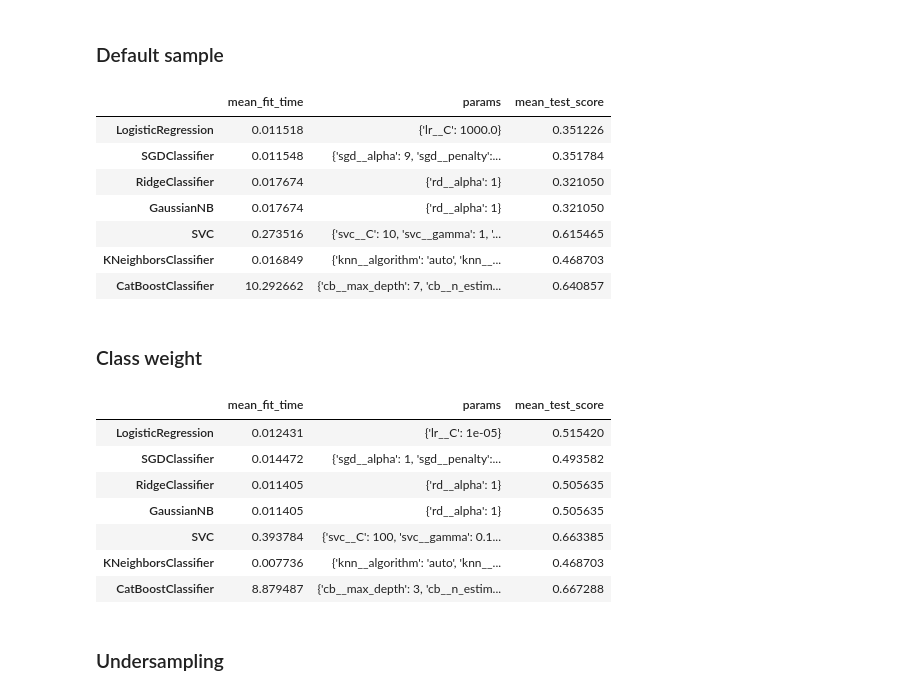
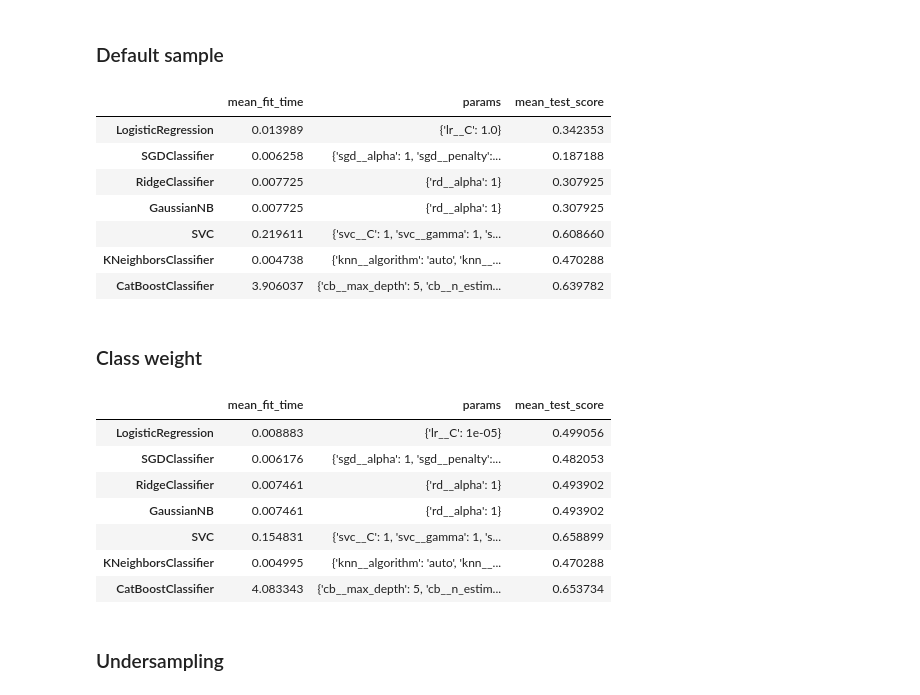
Before and after one commit to UsovAlexander/Mobile-tariff-recommedations, a Jupyter notebook: mobile_tariff_recommedations.ipynb, the cells around one changed output. Drawn from its saved outputs; the diff is of its cells as text; code cells hidden in the pictures.

```diff
--- a/mobile_tariff_recommedations.ipynb
+++ b/mobile_tariff_recommedations.ipynb
@@ -128,6 +128,8 @@ We don't have duplicates and missing values, but we have imbalanced classes. Let
 # %%
 X_train, X_test, y_train, y_test = train_test_split(X, y,
                                                     test_size = 0.2,
+                                                    shuffle=True,
+                                                    stratify=y,
                                                     random_state=RANDOM_STATE)
 # %%
 X_train.shape, y_train.shape, X_test.shape, y_test.shape
@@ -136,7 +138,8 @@ X_train.shape, y_train.shape, X_test.shape, y_test.shape
 # %% [markdown]
 ## Building models
 # %%
-def clf_models(X_train, y_train, class_weight: str = None, class_weight_catboost: str = None):
+def clf_models(X_train, y_train, resampling=None,
+               class_weight: str = None, class_weight_catboost: str = None):
     models = []
     results = pd.DataFrame(columns=['mean_fit_time', 'params', 'mean_test_score'])
 
@@ -145,9 +148,9 @@ def clf_models(X_train, y_train, class_weight: str = None, class_weight_catboost
     y_train_lr = y_train.copy()
 
     lr = Pipeline(
-        [
-            ('scaler', StandardScaler()),
-          ('lr', LogisticRegression(class_weight = class_weight, random_state=RANDOM_STATE))
+        [('resamling', resampling),
+         ('scaler', StandardScaler()),
+         ('lr', LogisticRegression(class_weight = class_weight, random_state=RANDOM_STATE))
              ]
              )
     params_lr = {'lr__C': np.logspace(-5, 5, 11)}
@@ -164,7 +167,7 @@ def clf_models(X_train, y_train, class_weight: str = None, class_weight_catboost
     y_train_sgd = y_train.copy()
 
     sgd = Pipeline(
-        [
+        [('resamling', resampling),
             ('scaler', StandardScaler()),
           ('sgd', SGDClassifier(class_weight = class_weight, random_state=RANDOM_STATE))
              ]
@@ -184,7 +187,7 @@ def clf_models(X_train, y_train, class_weight: str = None, class_weight_catboost
     y_train_rd = y_train.copy()
 
     rd = Pipeline(
-        [
+        [('resamling', resampling),
             ('scaler', StandardScaler()),
           ('rd', RidgeClassifier(class_weight = class_weight, random_state=RANDOM_STATE))
              ]
@@ -203,7 +206,7 @@ def clf_models(X_train, y_train, class_weight: str = None, class_weight_catboost
     y_train_nb = y_train.copy()
 
     nb = Pipeline(
-        [
+        [('resamling', resampling),
             ('scaler', StandardScaler()),
           ('nb', GaussianNB())
              ]
@@ -222,7 +225,7 @@ def clf_models(X_train, y_train, class_weight: str = None, class_weight_catboost
     y_train_svc = y_train.copy()
 
     svc = Pipeline(
-        [
+        [('resamling', resampling),
             ('scaler', StandardScaler()),
           ('svc', SVC(class_weight = class_weight, random_state=RANDOM_STATE))
              ]
@@ -243,7 +246,7 @@ def clf_models(X_train, y_train, class_weight: str = None, class_weight_catboost
     y_train_knn = y_train.copy()
 
     knn = Pipeline(
-        [
+        [('resamling', resampling),
             ('scaler', StandardScaler()),
           ('knn', KNeighborsClassifier())
              ]
@@ -264,7 +267,8 @@ def clf_models(X_train, y_train, class_weight: str = None, class_weight_catboost
     y_train_cb = y_train.copy()
 
     pipline_cb = Pipeline(
-        [('scaler', StandardScaler()),
+        [('resamling', resampling),
+         ('scaler', StandardScaler()),
          ('cb', CatBoostClassifier(auto_class_weights=class_weight_catboost, random_state=RANDOM_STATE, verbose=False))])
 
     param_cb = {'cb__max_depth': [3, 5, 7],
@@ -299,26 +303,26 @@ Let's train models with different methods of dealing imbalance.
 general_models = clf_models(X_train, y_train)
 # %% [output]
 |  | mean_fit_time | params | mean_test_score |
-| LogisticRegression | 0.011518 | {'lr__C': 1000.0} | 0.351226 |
-| SGDClassifier | 0.011548 | {'sgd__alpha': 9, 'sgd__penalty':... | 0.351784 |
-| RidgeClassifier | 0.017674 | {'rd__alpha': 1} | 0.321050 |
-| GaussianNB | 0.017674 | {'rd__alpha': 1} | 0.321050 |
-| SVC | 0.273516 | {'svc__C': 10, 'svc__gamma': 1, '... | 0.615465 |
-| KNeighborsClassifier | 0.016849 | {'knn__algorithm': 'auto', 'knn__... | 0.468703 |
-| CatBoostClassifier | 10.292662 | {'cb__max_depth': 7, 'cb__n_estim... | 0.640857 |
+| LogisticRegression | 0.013989 | {'lr__C': 1.0} | 0.342353 |
+| SGDClassifier | 0.006258 | {'sgd__alpha': 1, 'sgd__penalty':... | 0.187188 |
+| RidgeClassifier | 0.007725 | {'rd__alpha': 1} | 0.307925 |
+| GaussianNB | 0.007725 | {'rd__alpha': 1} | 0.307925 |
+| SVC | 0.219611 | {'svc__C': 1, 'svc__gamma': 1, 's... | 0.608660 |
+| KNeighborsClassifier | 0.004738 | {'knn__algorithm': 'auto', 'knn__... | 0.470288 |
+| CatBoostClassifier | 3.906037 | {'cb__max_depth': 5, 'cb__n_estim... | 0.639782 |
 # %% [markdown]
 ### Class weight
 # %%
-models_class_weight = clf_models(X_train, y_train, 'balanced', 'Balanced')
+models_class_weight = clf_models(X_train, y_train, class_weight='balanced', class_weight_catboost='Balanced')
 # %% [output]
 |  | mean_fit_time | params | mean_test_score |
-| LogisticRegression | 0.012431 | {'lr__C': 1e-05} | 0.515420 |
-| SGDClassifier | 0.014472 | {'sgd__alpha': 1, 'sgd__penalty':... | 0.493582 |
-| RidgeClassifier | 0.011405 | {'rd__alpha': 1} | 0.505635 |
-| GaussianNB | 0.011405 | {'rd__alpha': 1} | 0.505635 |
-| SVC | 0.393784 | {'svc__C': 100, 'svc__gamma': 0.1... | 0.663385 |
-| KNeighborsClassifier | 0.007736 | {'knn__algorithm': 'auto', 'knn__... | 0.468703 |
-| CatBoostClassifier | 8.879487 | {'cb__max_depth': 3, 'cb__n_estim... | 0.667288 |
+| LogisticRegression | 0.008883 | {'lr__C': 1e-05} | 0.499056 |
+| SGDClassifier | 0.006176 | {'sgd__alpha': 1, 'sgd__penalty':... | 0.482053 |
+| RidgeClassifier | 0.007461 | {'rd__alpha': 1} | 0.493902 |
+| GaussianNB | 0.007461 | {'rd__alpha': 1} | 0.493902 |
+| SVC | 0.154831 | {'svc__C': 1, 'svc__gamma': 1, 's... | 0.658899 |
+| KNeighborsClassifier | 0.004995 | {'knn__algorithm': 'auto', 'knn__... | 0.470288 |
+| CatBoostClassifier | 4.083343 | {'cb__max_depth': 5, 'cb__n_estim... | 0.653734 |
 # %% [markdown]
 ### Undersampling
 # %%
```
Also changed, not shown: parts of 23 cells of this notebook.
